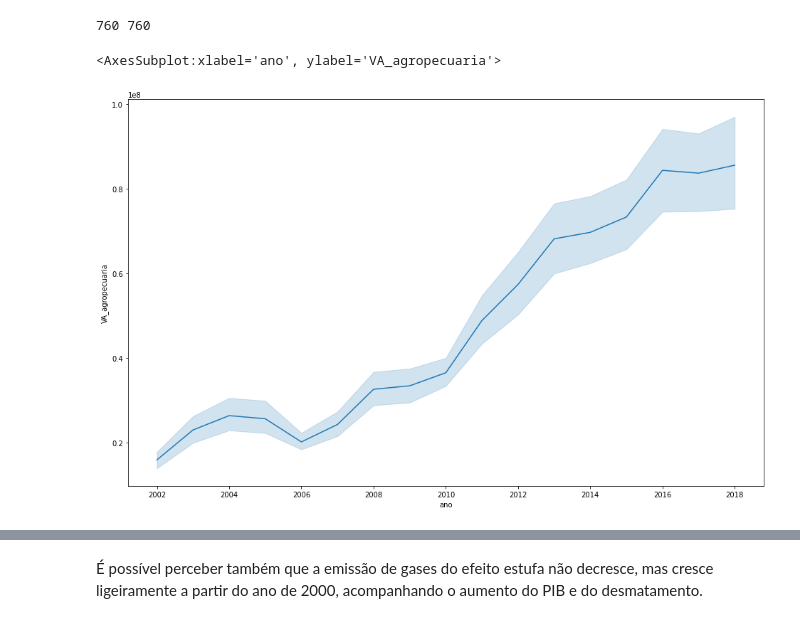
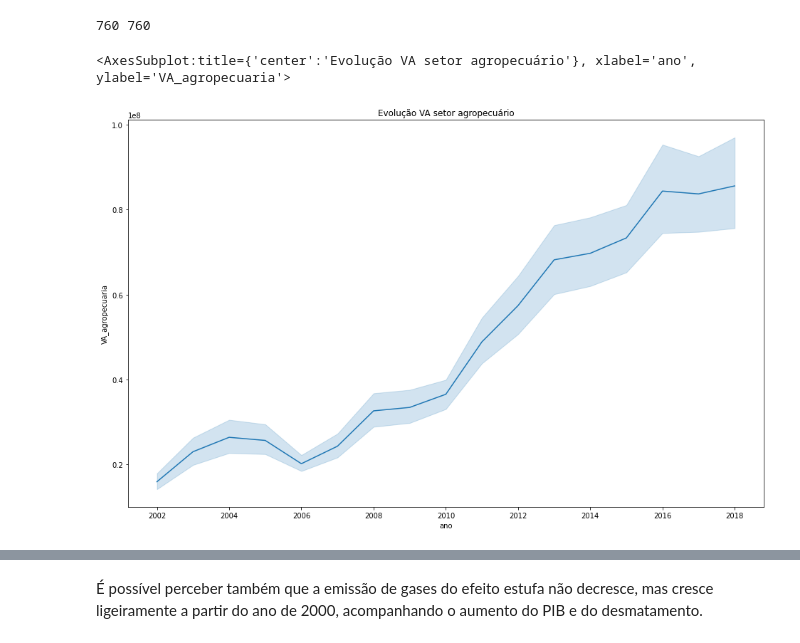
Before and after one commit to andreluraz/capacitacao_competicao, a Jupyter notebook: Capacitacao_competicao_analytica.ipynb, the cells around one changed output, grey strips where cells are left out. Cells and saved outputs as stored; diff of their text form; code cells hidden in the pictures.

```diff
--- a/Capacitacao_competicao_analytica.ipynb
+++ b/Capacitacao_competicao_analytica.ipynb
@@ -322,10 +321,11 @@ print(len(df_pib_municipios['id_municipio'].unique()),len(df_desmatamento['id_mu
 760 760
 # %%
 plt.figure(figsize = (16,10))
+plt.title('Evolução VA setor agropecuário')
 sns.lineplot(x='ano',y='VA_agropecuaria', data = df_pib_municipios)
 # %% [output]
-<AxesSubplot:xlabel='ano', ylabel='VA_agropecuaria'>
+<AxesSubplot:title={'center':'Evolução VA setor agropecuário'}, xlabel='ano', ylabel='VA_agropecuaria'>
-[figure, old version]
+[figure, new version]
 # %%
 plt.figure(figsize = (16,10))
 plt.title('Evolução do PIB nos municipios brasileiros com o passar dos anos')
```
Also changed, not shown: parts of 15 cells of this notebook.
